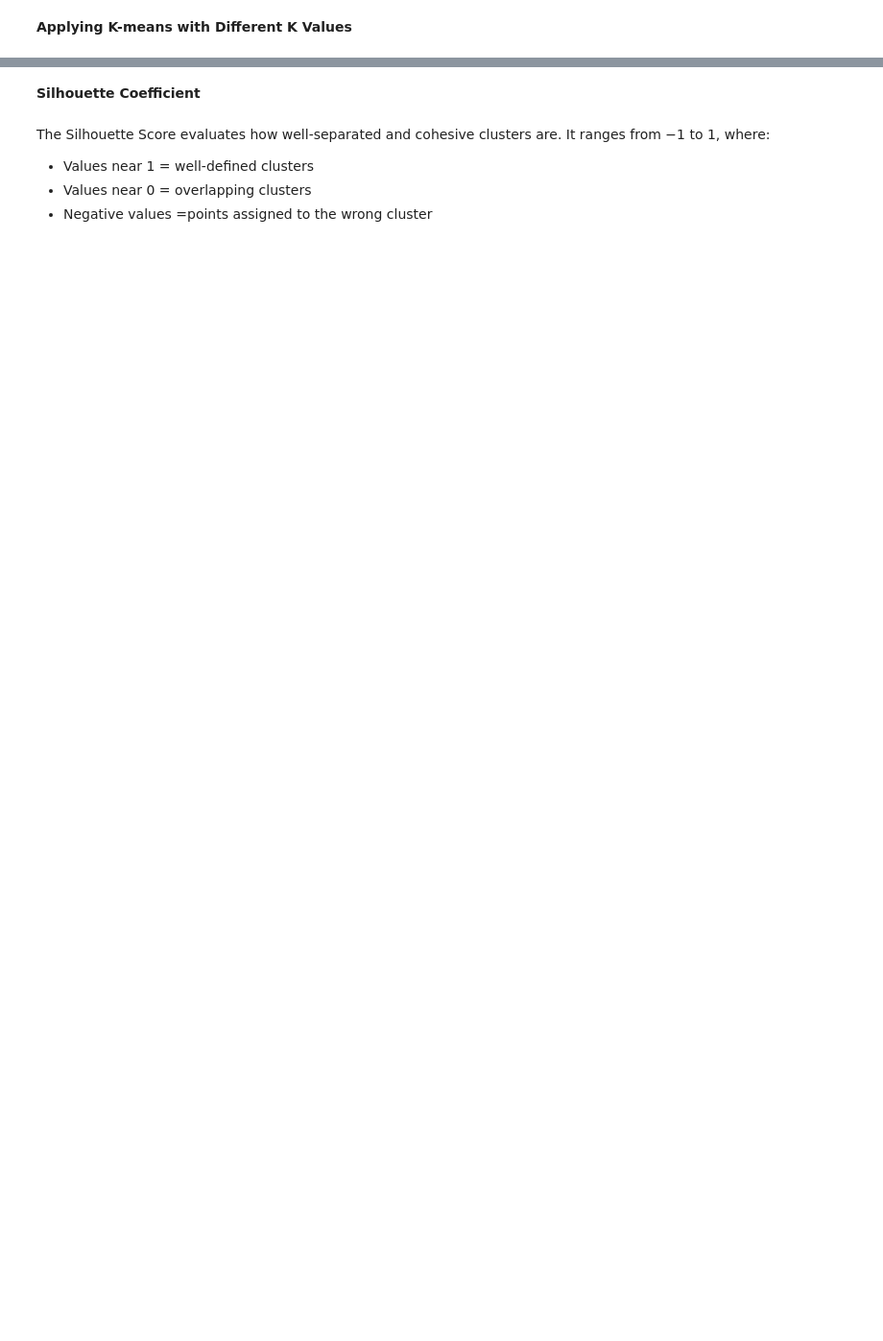
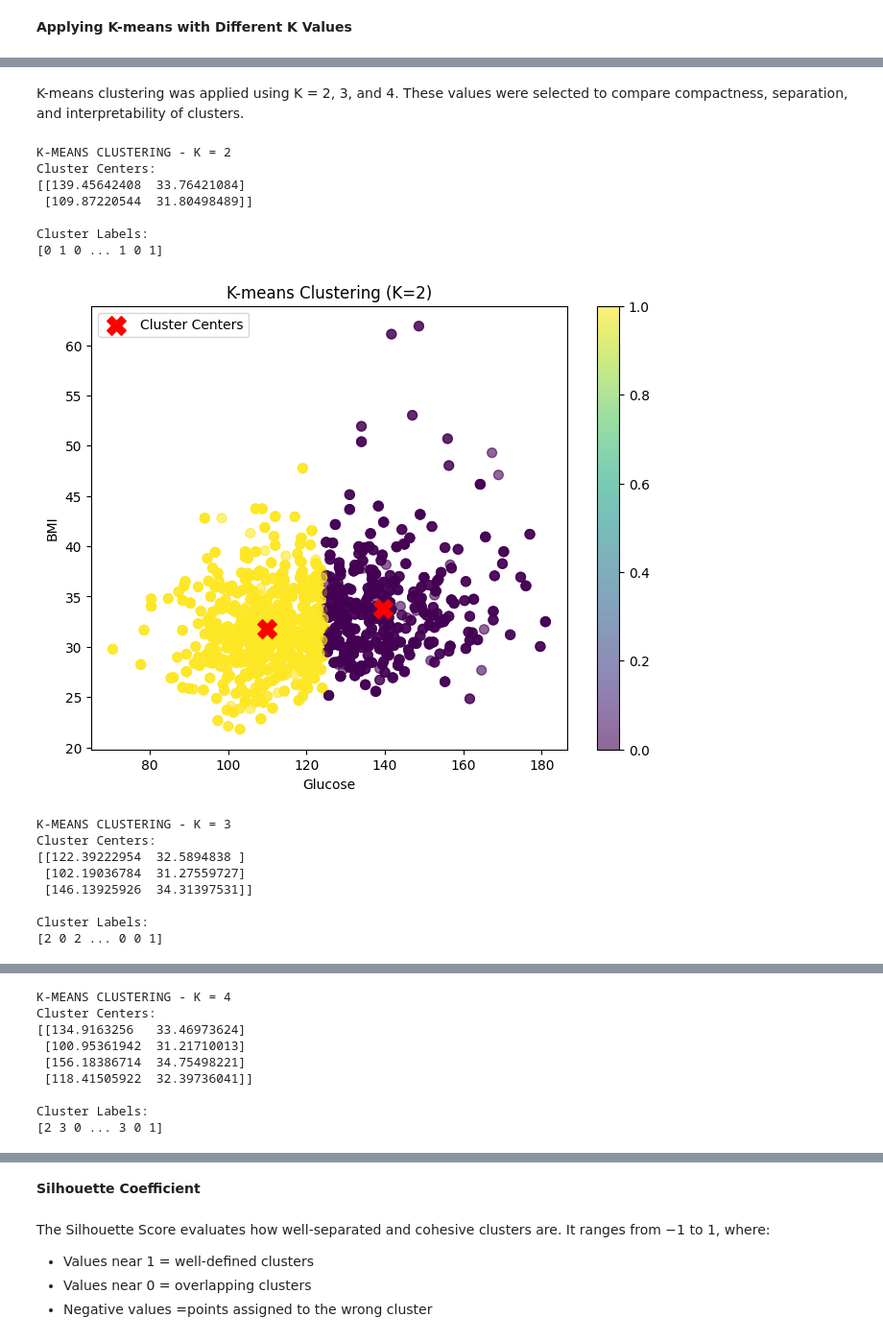
Before and after one commit to halaalduh/Diabetes-Prediction-using-Healthcare-Dataset, a Jupyter notebook: Report.ipynb, the cells around one changed output, grey strips where cells are left out. Shown at 96% size. Saved outputs shown, nothing was run; the diff lists cells and outputs as text; code cells hidden in the pictures; blank space fills up the shorter version.

```diff
--- a/Report.ipynb
+++ b/Report.ipynb
@@ -624,0 +582,61 @@ plt.show()
+# %% [markdown]
+K-means clustering was applied using K = 2, 3, and 4.
+These values were selected to compare compactness, separation, and interpretability of clusters.
+# %%
+# Select the two features used for clustering: Glucose and BMI
+X = data[['Glucose', 'BMI']].values
+
+# Fix the random seed for reproducibility
+np.random.seed(42)
+
+from sklearn.cluster import KMeans
+import matplotlib.pyplot as plt
+
+# Run K-means clustering for k = 2, 3, and 4
+for k in [2, 3, 4]:
+    print(f"\nK-MEANS CLUSTERING - K = {k}")
+
+    # Create and fit the K-means model
+    kmeans = KMeans(n_clusters=k, random_state=42)
+    kmeans_result = kmeans.fit(X)
+
+    # Print the cluster centers and labels
+    print("Cluster Centers:")
+    print(kmeans_result.cluster_centers_)
+    print("\nCluster Labels:")
+    print(kmeans_result.labels_)
+
+    # Plot the clusters and their centers
+    plt.figure(figsize=(8, 6))
+    scatter = plt.scatter(X[:, 0], X[:, 1],
+                          c=kmeans_result.labels_,
+                          cmap='viridis', s=50, alpha=0.6)
+
+    # Plot cluster centers
+    plt.scatter(kmeans_result.cluster_centers_[:, 0],
+                kmeans_result.cluster_centers_[:, 1],
+                marker='X', s=200, c='red', label='Cluster Centers')
+
+    plt.title(f'K-means Clustering (K={k})')
+    plt.xlabel('Glucose')
+    plt.ylabel('BMI')
+    plt.colorbar(scatter)
+    plt.legend()
+    plt.show()
+# %% [output]
+K-MEANS CLUSTERING - K = 2
+Cluster Centers:
+[[139.45642408  33.76421084]
+ [109.87220544  31.80498489]]
+
+Cluster Labels:
+[0 1 0 ... 1 0 1]
+[figure, added]
+K-MEANS CLUSTERING - K = 3
+Cluster Centers:
+[[122.39222954  32.5894838 ]
+ [102.19036784  31.27559727]
+ [146.13925926  34.31397531]]
+
+Cluster Labels:
+[2 0 2 ... 0 0 1]
@@ -624,0 +644,9 @@ plt.show()
+K-MEANS CLUSTERING - K = 4
+Cluster Centers:
+[[134.9163256   33.46973624]
+ [100.95361942  31.21710013]
+ [156.18386714  34.75498221]
+ [118.41505922  32.39736041]]
+
+Cluster Labels:
+[2 3 0 ... 3 0 1]
```
Also changed, not shown: parts of 25 cells of this notebook.
